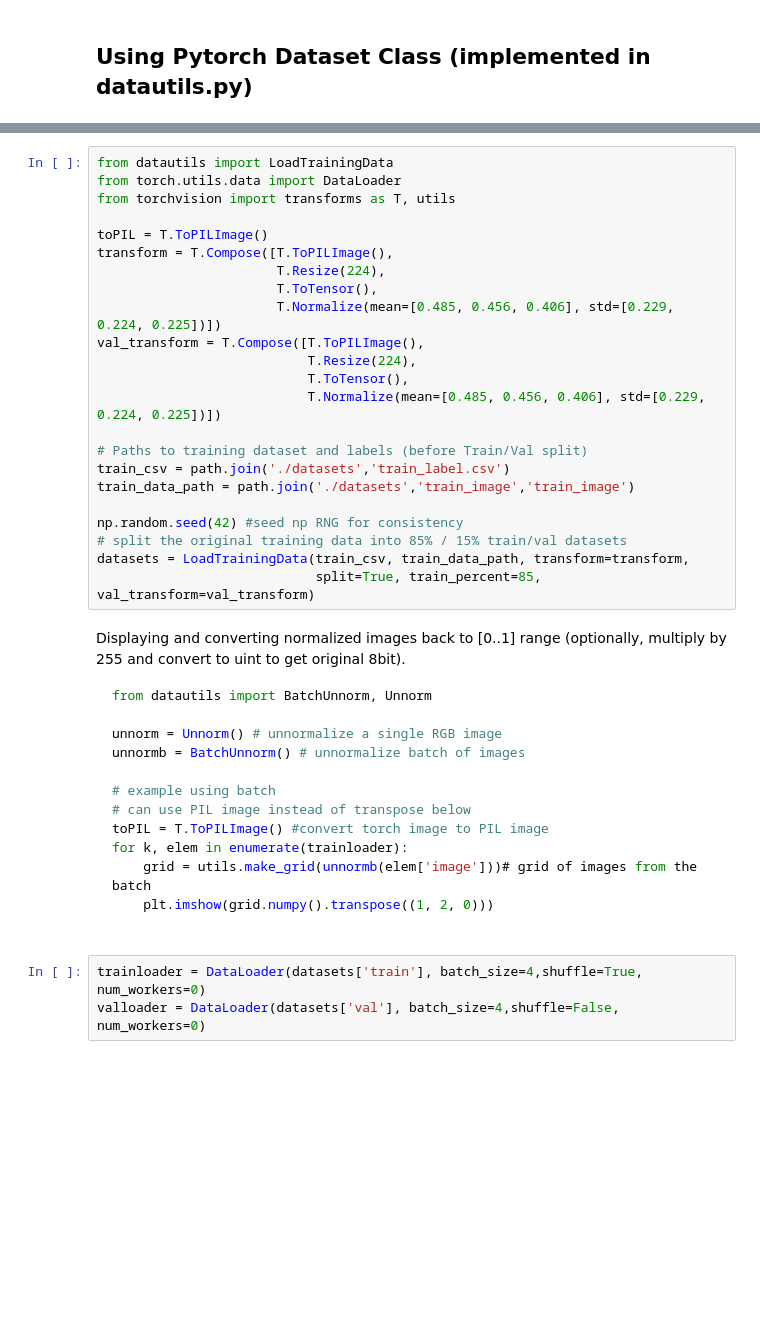
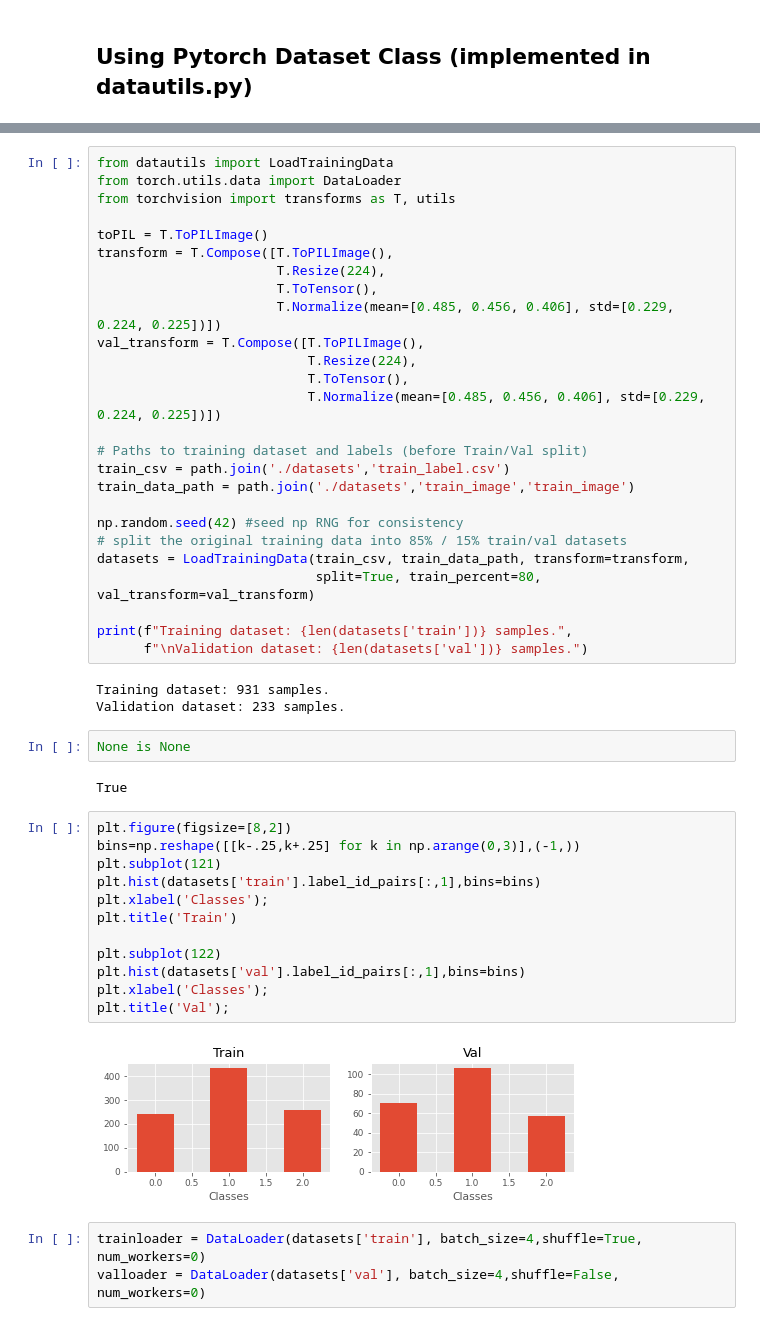
Before and after one commit to mshagirov/cs5242, a Jupyter notebook: 0_dataset.ipynb, the cells around one changed output, grey strips where cells are left out. Saved outputs shown, nothing was run; the diff lists cells and outputs as text; blank space fills up the shorter version.

````diff
--- a/0_dataset.ipynb
+++ b/0_dataset.ipynb
@@ -110,23 +125,31 @@ train_data_path = path.join('./datasets','train_image','train_image')
 np.random.seed(42) #seed np RNG for consistency
 # split the original training data into 85% / 15% train/val datasets
 datasets = LoadTrainingData(train_csv, train_data_path, transform=transform,
-                            split=True, train_percent=85, val_transform=val_transform)
+                            split=True, train_percent=80, val_transform=val_transform)
+
+print(f"Training dataset: {len(datasets['train'])} samples.",
+      f"\nValidation dataset: {len(datasets['val'])} samples.")
+# %% [output]
+Training dataset: 931 samples.
+Validation dataset: 233 samples.
-# %% [markdown]
-Displaying and converting normalized images back to \[0..1\] range (optionally, multiply by 255 and convert to uint to get original 8bit).
-```python
-from datautils import BatchUnnorm, Unnorm
-
-unnorm = Unnorm() # unnormalize a single RGB image
-unnormb = BatchUnnorm() # unnormalize batch of images
-
-# example using batch
-# can use PIL image instead of transpose below
-toPIL = T.ToPILImage() #convert torch image to PIL image
-for k, elem in enumerate(trainloader):
-    grid = utils.make_grid(unnormb(elem['image']))# grid of images from the batch
-    plt.imshow(grid.numpy().transpose((1, 2, 0)))
-
-```
+# %%
+None is None
+# %% [output]
+True
+# %%
+plt.figure(figsize=[8,2])
+bins=np.reshape([[k-.25,k+.25] for k in np.arange(0,3)],(-1,))
+plt.subplot(121)
+plt.hist(datasets['train'].label_id_pairs[:,1],bins=bins)
+plt.xlabel('Classes');
+plt.title('Train')
+
+plt.subplot(122)
+plt.hist(datasets['val'].label_id_pairs[:,1],bins=bins)
+plt.xlabel('Classes');
+plt.title('Val');
+# %% [output]
+[figure, added]
 # %%
 trainloader = DataLoader(datasets['train'], batch_size=4,shuffle=True, num_workers=0)
 valloader = DataLoader(datasets['val'], batch_size=4,shuffle=False, num_workers=0)
````
Also changed, not shown: parts of 5 cells of this notebook, 2 other files.
